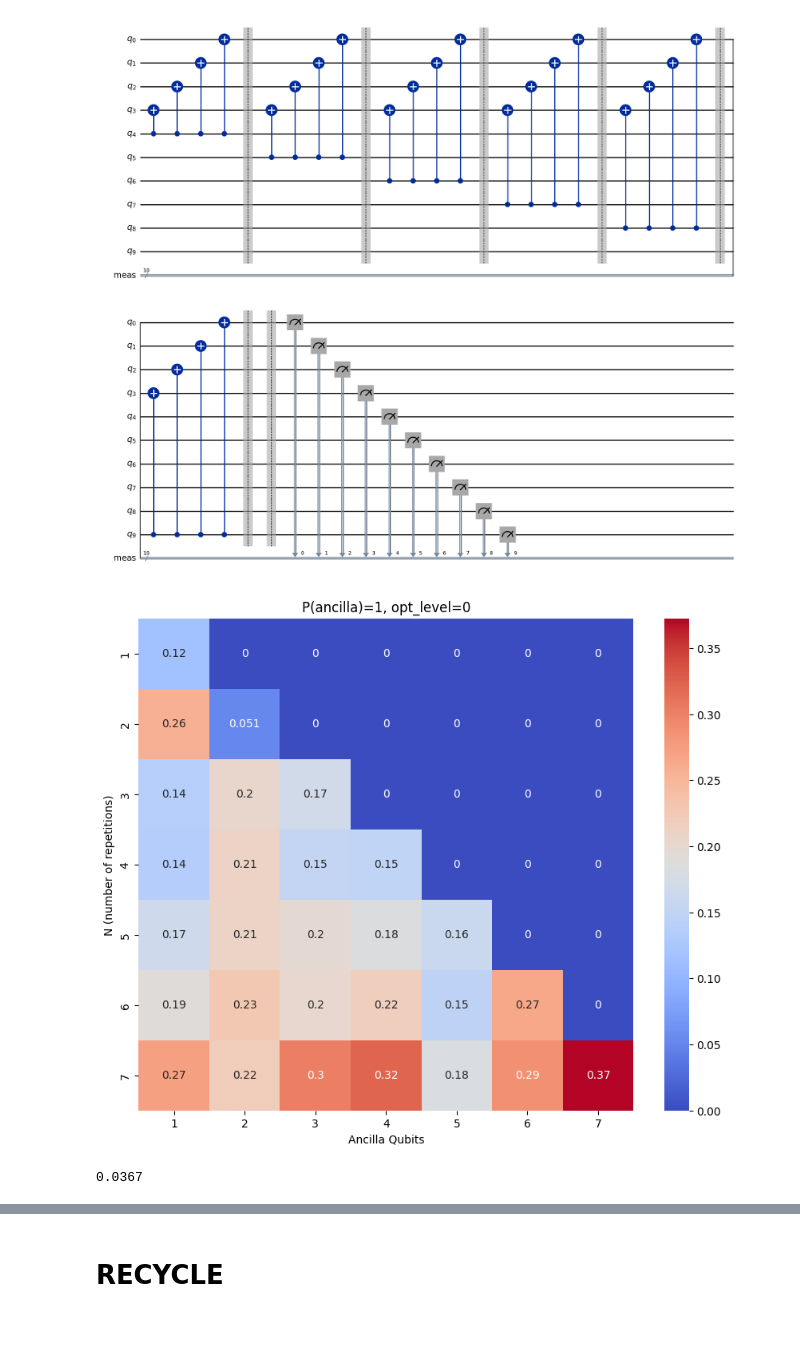
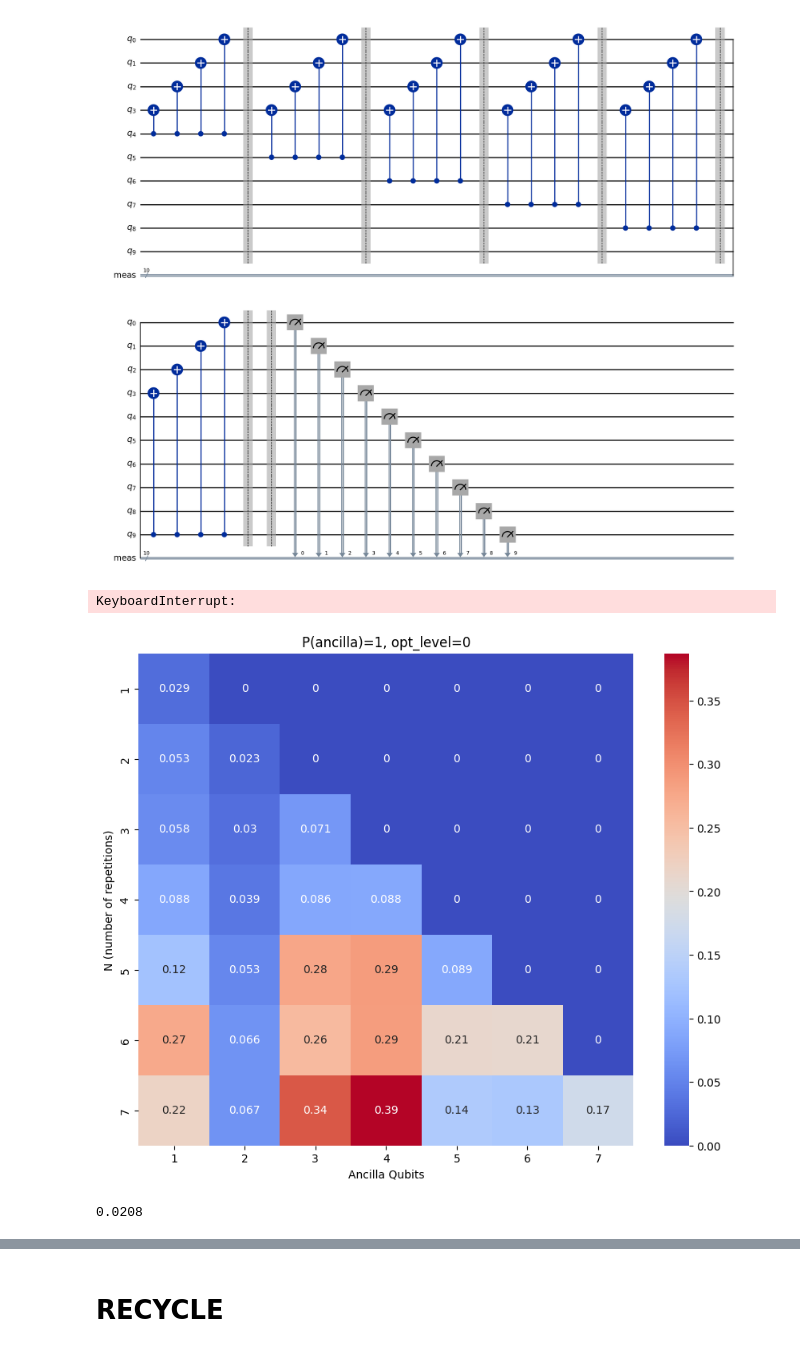
Before and after one commit to huyenemma/qt-native-gate-optimization, a Jupyter notebook: ibm_experiment.ipynb, the cells around one changed output, grey strips where cells are left out. Drawn from its saved outputs; the diff is of its cells as text; code cells hidden in the pictures.

Commit message:
real machine result

```diff
--- a/ibm_experiment.ipynb
+++ b/ibm_experiment.ipynb
@@ -22,10 +14,10 @@ The autoreload extension is already loaded. To reload it, use:
 # %%
 
 service = QiskitRuntimeService()
-# backend = service.least_busy(
-#     simulator=False, operational=True, min_num_qubits=100
-# )
-backend = FakeTorino()
+backend = service.least_busy(
+    simulator=False, operational=True, min_num_qubits=100
+)
+#backend = FakeTorino()
 print(f"Selected backend: {backend.name}")
 #pm = generate_preset_pass_manager(optimization_level=1, backend=backend)
 # %% [output]
@@ -39,22 +31,22 @@ fresh_circ.draw("mpl")
 # %% [output]
 [figure]
 # %%
-shots = 10000
+shots = 1000
 iters = 7
 results_0fr = fresh.get_ancilla_probabilities(iters=iters,
                                           shots=shots,
                                           backend=backend,
-                                          type="fresh",
                                           optimization_level=0)
+# %% [output]
+KeyboardInterrupt:
 # %%
 fresh.plot_heatmap(results_0fr, 0)
+
+plag_0fr = fresh.plag_error_rate(results_0fr, iters)
+print(plag_0fr)
 # %% [output]
-[figure, old version]
+[figure, new version]
+0.0208
-# %%
-e0 = fresh.plag_error_rate(results_0fr, iters)
-print(e0)
-# %% [output]
-0.0367
 # %%
 opt_level = 1
 results_1fr = fresh.get_ancilla_probabilities(iters=iters,
```
Also changed, not shown: parts of 21 cells of this notebook, 5 other files.
